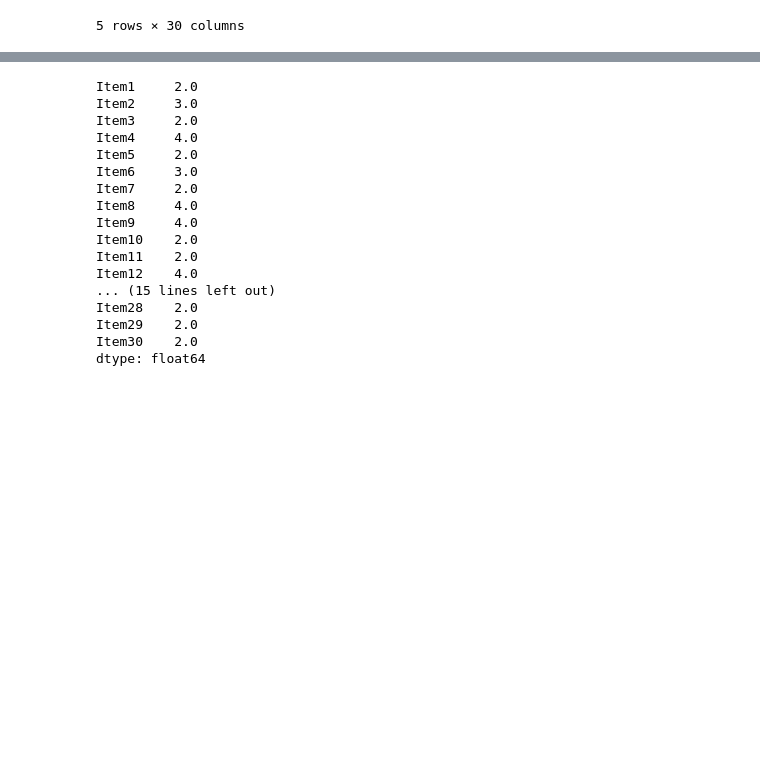
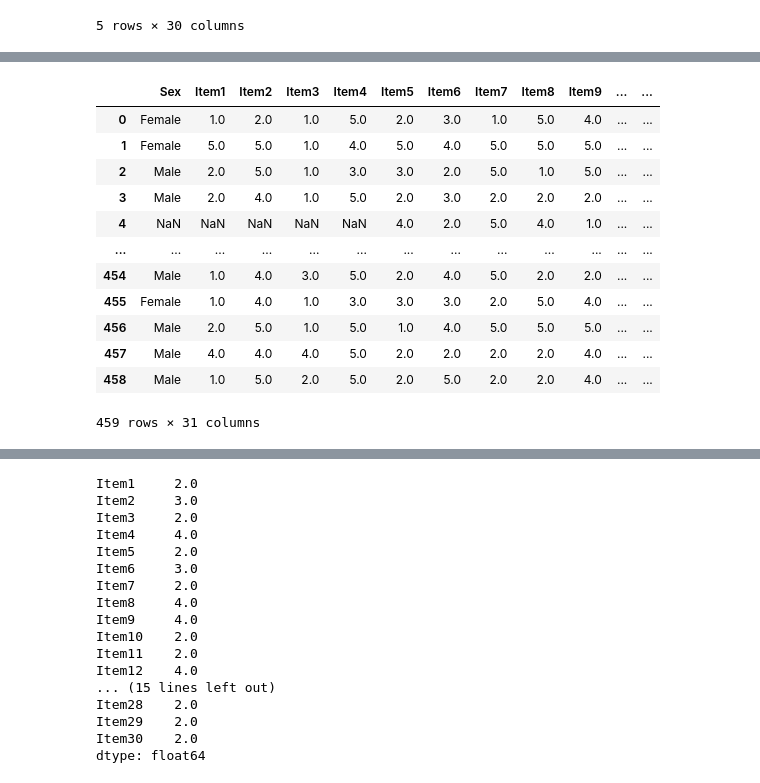
Before and after one commit to Dcroix/Kickstart-DataScience-Python, a Jupyter notebook: 3 Data Cleaning through Imputation Techniques.ipynb, the cells around one changed output, grey strips where cells are left out. Cells and saved outputs as stored; diff of their text form; code cells hidden in the pictures; blank space fills up the shorter version.

```diff
--- a/3 Data Cleaning through Imputation Techniques.ipynb
+++ b/3 Data Cleaning through Imputation Techniques.ipynb
@@ -99,7 +176,7 @@ dtype: float64
 # %%
 # Perform mean imputation for each column in your dataframe
-df.fillna(np.round(df.mean(),2), inplace=True)
-np.round(df,2).head()
+df1.fillna(np.round(df1.mean(),2), inplace=True)
+df1.head()
 # %% [output]
 |  | Item1 | Item2 | Item3 | Item4 | Item5 | Item6 | Item7 | Item8 | Item9 | Item10 | ... | ... |
 | 0 | 1.0 | 2.00 | 1.00 | 5.00 | 2.0 | 3.0 | 1.0 | 5.0 | 4.0 | 1.0 | ... | ... |
@@ -111,3 +208,19 @@ np.round(df,2).head()
+# %%
+df
+# %% [output]
+|  | Sex | Item1 | Item2 | Item3 | Item4 | Item5 | Item6 | Item7 | Item8 | Item9 | ... | ... |
+| 0 | Female | 1.0 | 2.0 | 1.0 | 5.0 | 2.0 | 3.0 | 1.0 | 5.0 | 4.0 | ... | ... |
+| 1 | Female | 5.0 | 5.0 | 1.0 | 4.0 | 5.0 | 4.0 | 5.0 | 5.0 | 5.0 | ... | ... |
+| 2 | Male | 2.0 | 5.0 | 1.0 | 3.0 | 3.0 | 2.0 | 5.0 | 1.0 | 5.0 | ... | ... |
+| 3 | Male | 2.0 | 4.0 | 1.0 | 5.0 | 2.0 | 3.0 | 2.0 | 2.0 | 2.0 | ... | ... |
+| 4 | NaN | NaN | NaN | NaN | NaN | 4.0 | 2.0 | 5.0 | 4.0 | 1.0 | ... | ... |
+| ... | ... | ... | ... | ... | ... | ... | ... | ... | ... | ... | ... | ... |
+| 454 | Male | 1.0 | 4.0 | 3.0 | 5.0 | 2.0 | 4.0 | 5.0 | 2.0 | 2.0 | ... | ... |
+| 455 | Female | 1.0 | 4.0 | 1.0 | 3.0 | 3.0 | 3.0 | 2.0 | 5.0 | 4.0 | ... | ... |
+| 456 | Male | 2.0 | 5.0 | 1.0 | 5.0 | 1.0 | 4.0 | 5.0 | 5.0 | 5.0 | ... | ... |
+| 457 | Male | 4.0 | 4.0 | 4.0 | 5.0 | 2.0 | 2.0 | 2.0 | 2.0 | 4.0 | ... | ... |
+| 458 | Male | 1.0 | 5.0 | 2.0 | 5.0 | 2.0 | 5.0 | 2.0 | 2.0 | 4.0 | ... | ... |
+459 rows × 31 columns
 # %%
 # Load the dataset
 df = pd.read_excel("PracticeTest.xlsx")
```
Also changed, not shown: parts of 13 cells of this notebook.
